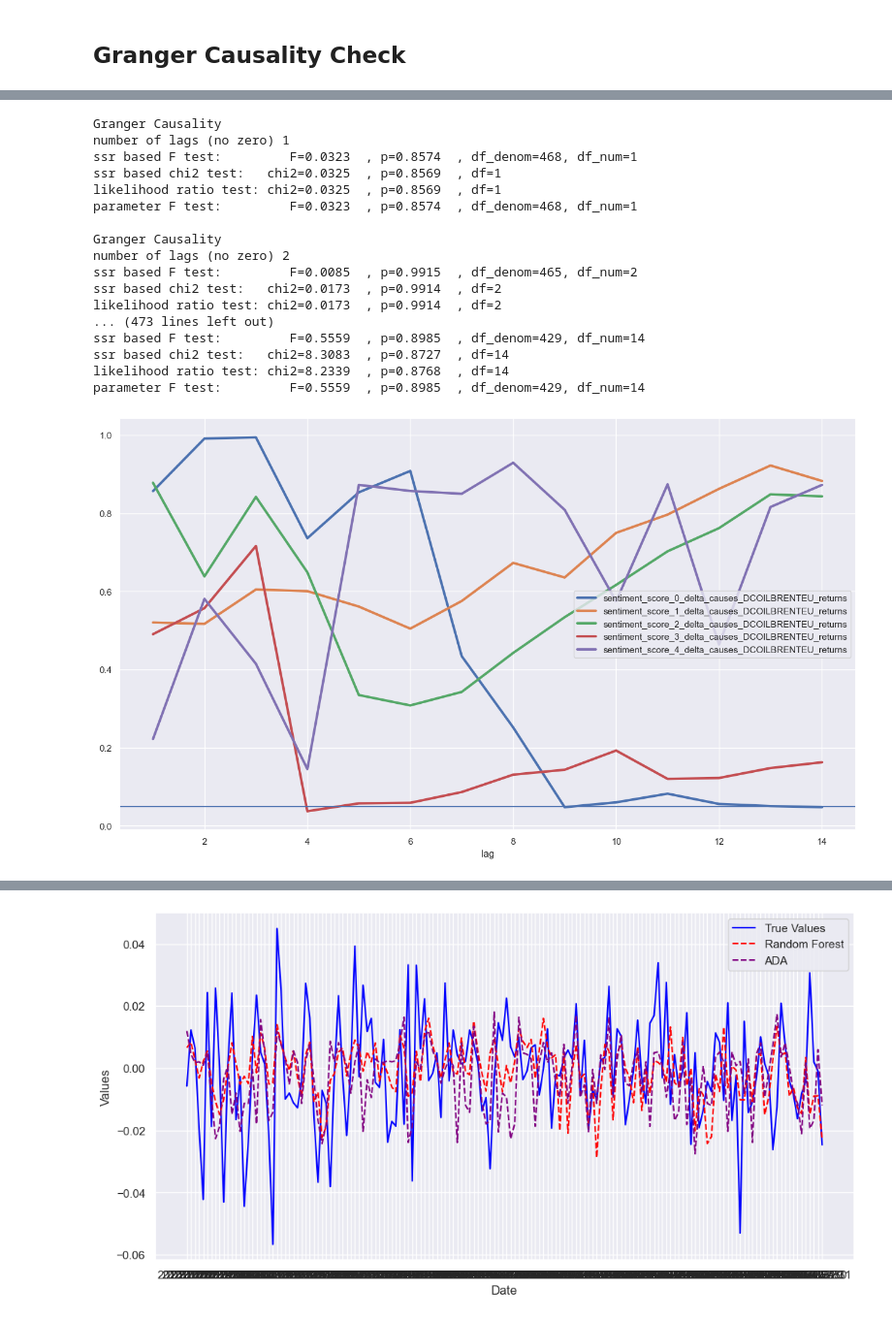
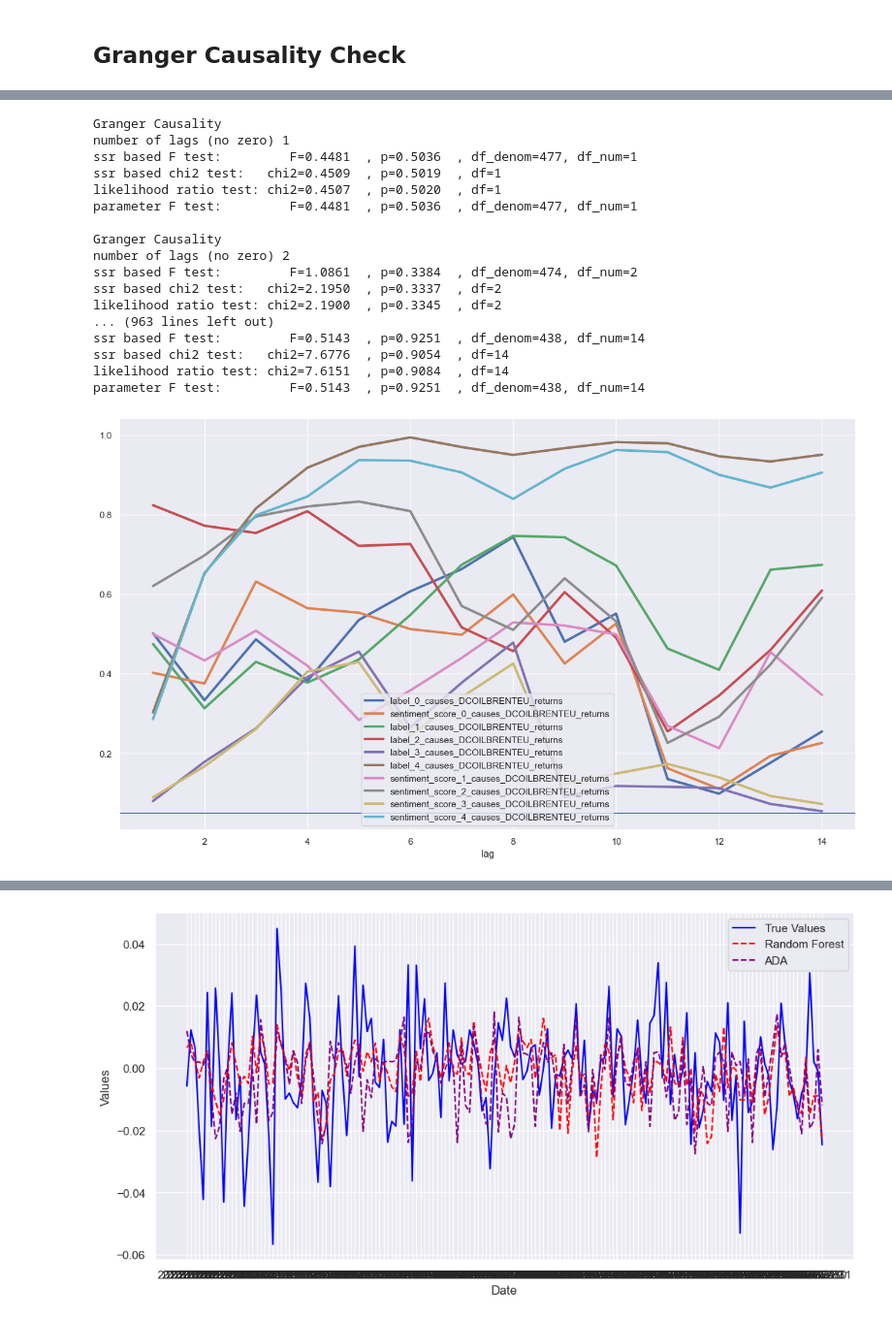
Before and after one commit to patricia-van/Oil-Price-Prediction-using-Tweets, a Jupyter notebook: modelling.ipynb, the cells around one changed output, grey strips where cells are left out. Shown at 97% size. Saved outputs shown, nothing was run; the diff lists cells and outputs as text; code cells hidden in the pictures.

Commit message:
Attempt with log sentiment

```diff
--- a/modelling.ipynb
+++ b/modelling.ipynb
@@ -294,7 +294,7 @@ Note: If P-Value is smaller than 0.05, we reject the null hypothesis and the ser
 ... (8 outputs left out)
 # %%
 for col in features_df.columns:
-    new_column_name = f'{col}_delta'
-    df[new_column_name] = df[col].pct_change(1)
+    new_column_name = f'log_{col}'
+    df[new_column_name] = np.log(df[col]+1)
     check_stationarity(df, new_column_name, 20)
 # %% [output]
@@ -378,27 +406,25 @@ def check_granger_causality(df, target, features, maxlag, test='ssr_chi2test'):
 # %%
-model_df = df.dropna()
-
 selected_target = 'DCOILBRENTEU_returns'
-selected_features = [f'{col}_delta' for col in features_df.columns if col.startswith('sentiment_score')]
-# selected_features = features_df.columns
+# selected_features = [f'{col}_delta' for col in features_df.columns if col.startswith('label')]
+selected_features = features_df.columns
 
 check_granger_causality(model_df, selected_target, selected_features, 14)
 # %% [output]
 Granger Causality
 number of lags (no zero) 1
-ssr based F test:         F=0.0323  , p=0.8574  , df_denom=468, df_num=1
-ssr based chi2 test:   chi2=0.0325  , p=0.8569  , df=1
-likelihood ratio test: chi2=0.0325  , p=0.8569  , df=1
-parameter F test:         F=0.0323  , p=0.8574  , df_denom=468, df_num=1
+ssr based F test:         F=0.4481  , p=0.5036  , df_denom=477, df_num=1
+ssr based chi2 test:   chi2=0.4509  , p=0.5019  , df=1
+likelihood ratio test: chi2=0.4507  , p=0.5020  , df=1
+parameter F test:         F=0.4481  , p=0.5036  , df_denom=477, df_num=1
 
 Granger Causality
 number of lags (no zero) 2
-ssr based F test:         F=0.0085  , p=0.9915  , df_denom=465, df_num=2
-ssr based chi2 test:   chi2=0.0173  , p=0.9914  , df=2
-likelihood ratio test: chi2=0.0173  , p=0.9914  , df=2
-... (473 lines left out)
-ssr based F test:         F=0.5559  , p=0.8985  , df_denom=429, df_num=14
-ssr based chi2 test:   chi2=8.3083  , p=0.8727  , df=14
-likelihood ratio test: chi2=8.2339  , p=0.8768  , df=14
-parameter F test:         F=0.5559  , p=0.8985  , df_denom=429, df_num=14
+ssr based F test:         F=1.0861  , p=0.3384  , df_denom=474, df_num=2
+ssr based chi2 test:   chi2=2.1950  , p=0.3337  , df=2
+likelihood ratio test: chi2=2.1900  , p=0.3345  , df=2
+... (963 lines left out)
+ssr based F test:         F=0.5143  , p=0.9251  , df_denom=438, df_num=14
+ssr based chi2 test:   chi2=7.6776  , p=0.9054  , df=14
+likelihood ratio test: chi2=7.6151  , p=0.9084  , df=14
+parameter F test:         F=0.5143  , p=0.9251  , df_denom=438, df_num=14
-[figure, old version]
+[figure, new version]
```
Also changed, not shown: parts of 10 cells of this notebook, 5 other files.
